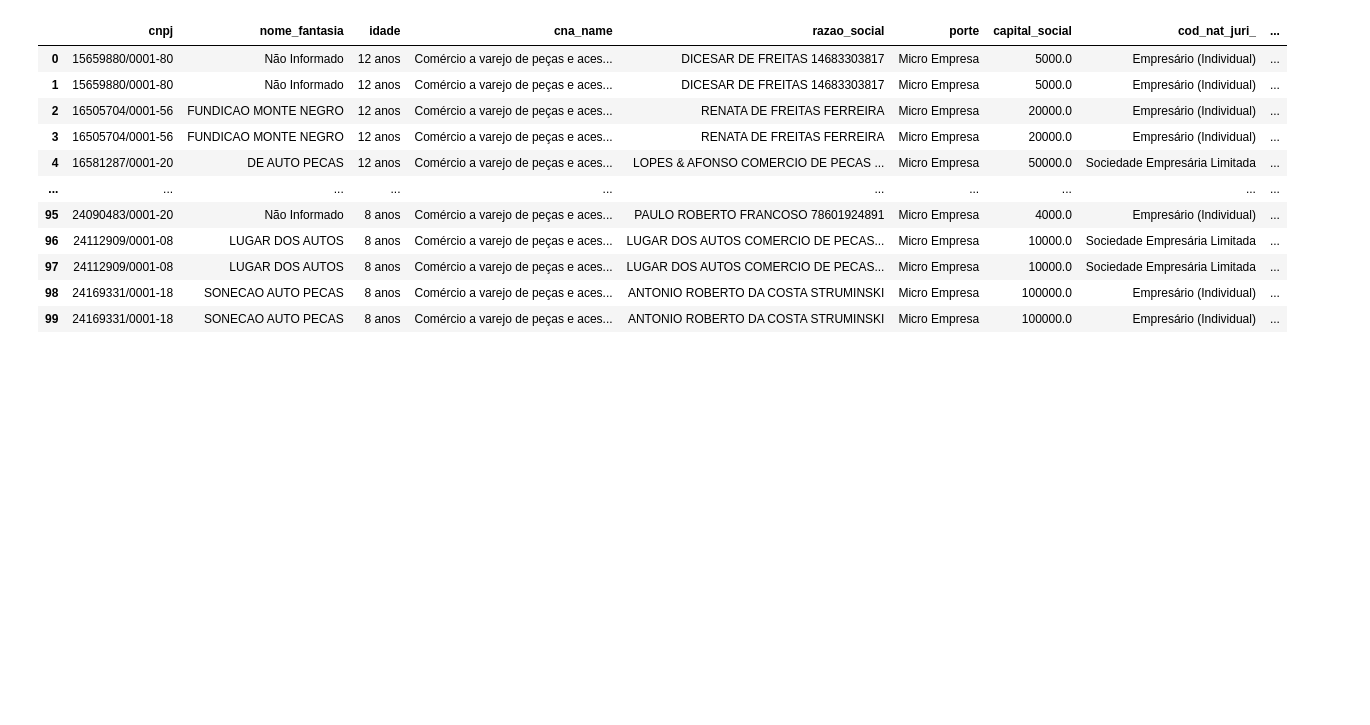
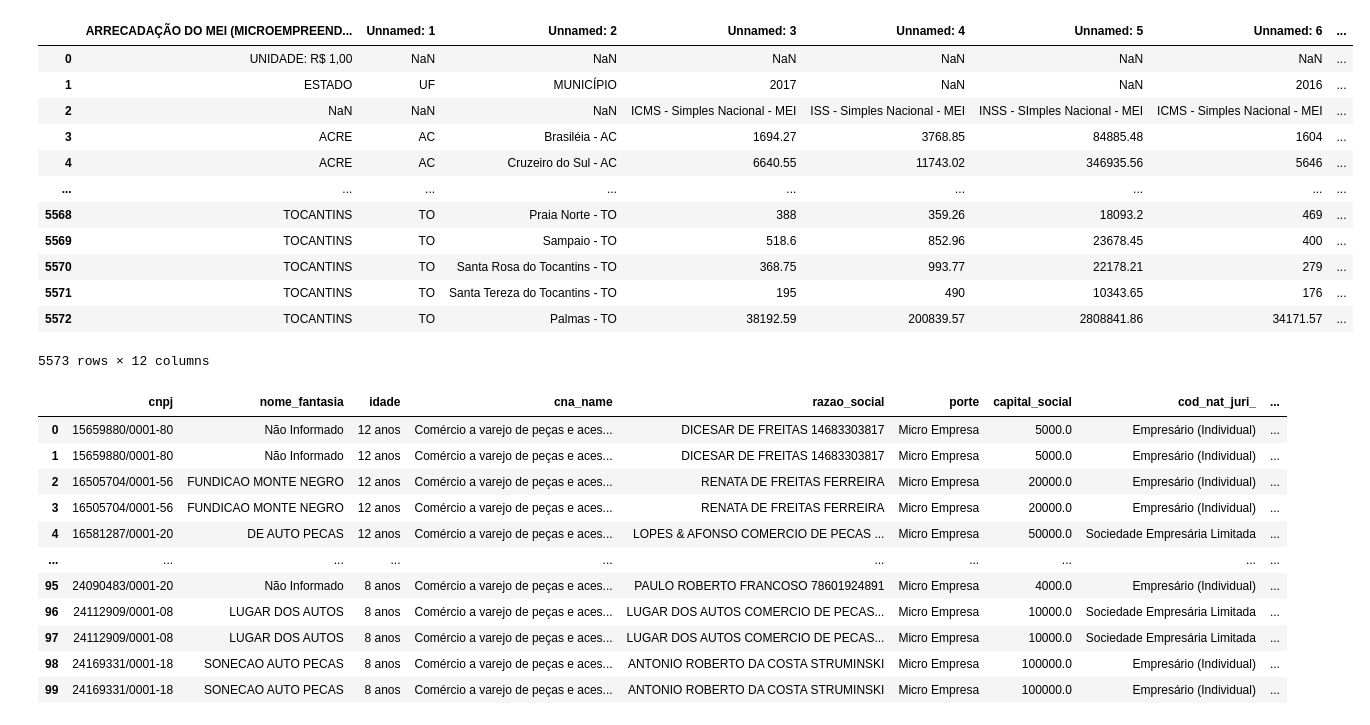
Before and after one commit to sintese-bi/dashboard-cnpj-api, a Jupyter notebook: testes.ipynb, the cells around one changed output. Saved outputs shown, nothing was run; the diff lists cells and outputs as text; code cells hidden in the pictures; blank space fills up the shorter version.

```diff
--- a/testes.ipynb
+++ b/testes.ipynb
@@ -1,6 +1,24 @@
 # %%
 import psycopg2 as pg
 import pandas as pd
+# %%
+dff = pd.read_excel(r"C:\\Users\\saulo\\Downloads\\arrecadacao-do-mei-por-municipio-2015-a-2022 (1).xlsx")
+# %%
+dff
+# %% [output]
+|  | ARRECADAÇÃO DO MEI (MICROEMPREEND... | Unnamed: 1 | Unnamed: 2 | Unnamed: 3 | Unnamed: 4 | Unnamed: 5 | Unnamed: 6 | ... |
+| 0 | UNIDADE: R$ 1,00 | NaN | NaN | NaN | NaN | NaN | NaN | ... |
+| 1 | ESTADO | UF | MUNICÍPIO | 2017 | NaN | NaN | 2016 | ... |
+| 2 | NaN | NaN | NaN | ICMS - Simples Nacional - MEI | ISS - Simples Nacional - MEI | INSS - SImples Nacional - MEI | ICMS - Simples Nacional - MEI | ... |
+| 3 | ACRE | AC | Brasiléia - AC | 1694.27 | 3768.85 | 84885.48 | 1604 | ... |
+| 4 | ACRE | AC | Cruzeiro do Sul - AC | 6640.55 | 11743.02 | 346935.56 | 5646 | ... |
+| ... | ... | ... | ... | ... | ... | ... | ... | ... |
+| 5568 | TOCANTINS | TO | Praia Norte - TO | 388 | 359.26 | 18093.2 | 469 | ... |
+| 5569 | TOCANTINS | TO | Sampaio - TO | 518.6 | 852.96 | 23678.45 | 400 | ... |
+| 5570 | TOCANTINS | TO | Santa Rosa do Tocantins - TO | 368.75 | 993.77 | 22178.21 | 279 | ... |
+| 5571 | TOCANTINS | TO | Santa Tereza do Tocantins - TO | 195 | 490 | 10343.65 | 176 | ... |
+| 5572 | TOCANTINS | TO | Palmas - TO | 38192.59 | 200839.57 | 2808841.86 | 34171.57 | ... |
+5573 rows × 12 columns
 # %%
 def connectionDataBase():
     connection = pg.connect(user="postgres", password="2023@Tag", host="159.65.42.225", port=5432, database="comercial_BI")
```
Also changed, not shown: parts of 1 cell of this notebook, 1 other file.
